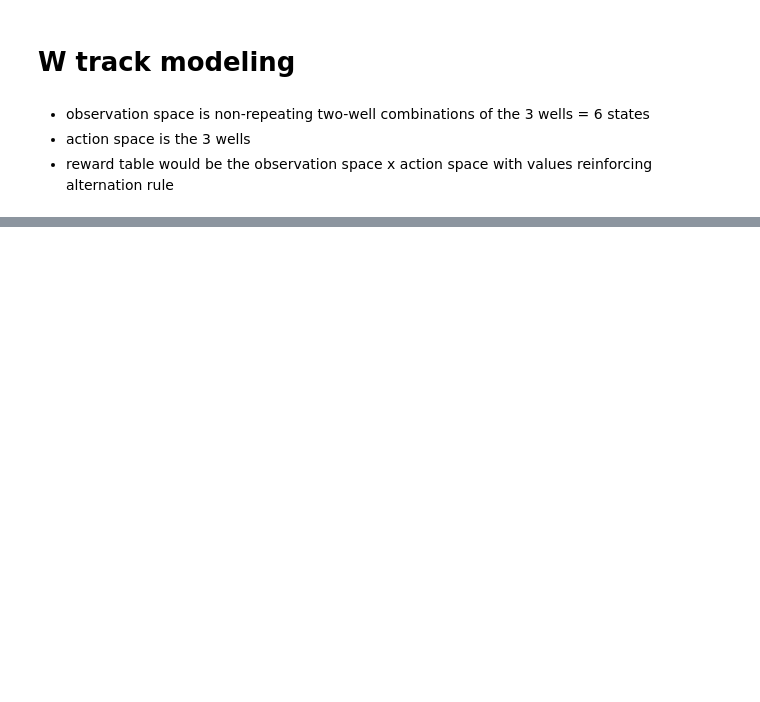
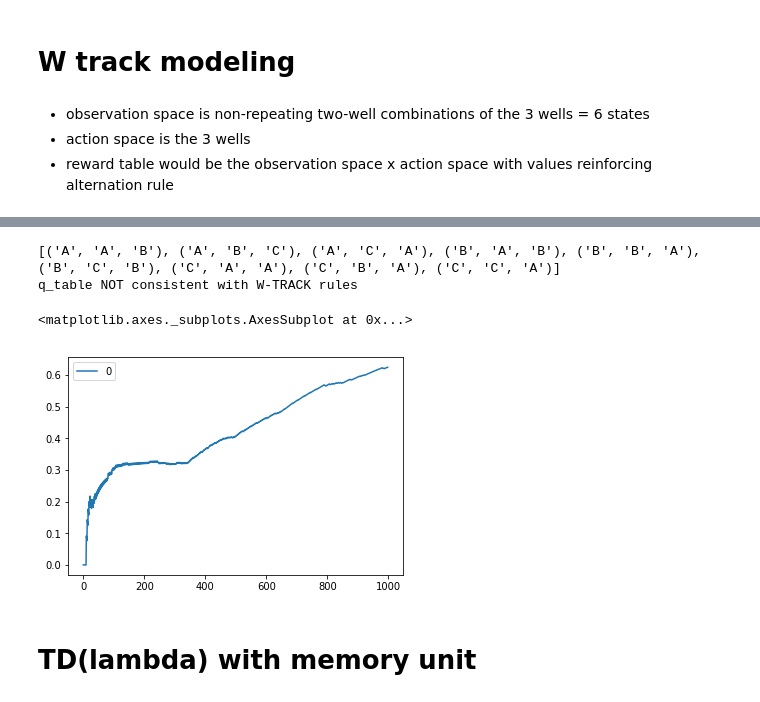
Before and after one commit to droumis/RL-agent_3arm, a Jupyter notebook: notebooks/20181111_modelW.ipynb, the cells around one changed output, grey strips where cells are left out. Drawn from its saved outputs; the diff is of its cells as text; code cells hidden in the pictures; blank space fills up the shorter version.

```diff
--- a/notebooks/20181111_modelW.ipynb
+++ b/notebooks/20181111_modelW.ipynb
@@ -138,0 +234,42 @@ q_table consistent with W-TRACK rules
+# %%
+%%time
+
+lamb = 0.9
+alpha = 0.6
+gamma = 0.9
+epsilon = 0.1
+
+q_table_df = init_state_df()
+eligibility_df = init_state_df()
+
+state = random.choice(observation_space)
+TD_lamb_rewards = []
+
+for i in range(1, 1000):
+    # act
+    if random.uniform(0, 1) < epsilon:
+        # Explore action space
+        action = random.choice(all_wells)
+    else:
+        action = q_table_df.xs(state).idxmax()
+    # gather
+    reward = reward_table[state][action]['reward']
+    next_state = reward_table[state][action]['next_state']
+
+    old_qvalue = q_table_df.xs(state)[action]
+    next_max_qvalue = q_table_df.xs(next_state).max()
+
+    # update eligibility
+    eligibility_df *= lamb * gamma
+    eligibility_df.xs(state)[action] += 1.0
+
+    #update
+    td_error = reward + gamma * next_max_qvalue - old_qvalue
+    new_value = alpha * td_error
+    eligibility_df *= new_value
+    q_table_df += eligibility_df
+
+    # iterate
+    state = reward_table[state][action]['next_state']
+    #save
+    TD_lamb_rewards.append(reward)
@@ -138,0 +292,13 @@ q_table consistent with W-TRACK rules
+# %%
+check_q_table(q_table_df)
+# %% [output]
+[('A', 'A', 'B'), ('A', 'B', 'C'), ('A', 'C', 'A'), ('B', 'A', 'B'), ('B', 'B', 'A'), ('B', 'C', 'B'), ('C', 'A', 'A'), ('C', 'B', 'A'), ('C', 'C', 'A')]
+q_table NOT consistent with W-TRACK rules
+# %%
+TD_lamb_norm_rewards = np.cumsum(TD_lamb_rewards)/np.arange(1,len(TD_lamb_rewards)+1)
+pd.DataFrame(TD_lamb_norm_rewards).plot()
+# %% [output]
+<matplotlib.axes._subplots.AxesSubplot at 0x...>
+[figure, added]
+# %% [markdown]
+# TD(lambda) with memory unit
```
Also changed, not shown: parts of 33 cells of this notebook.
